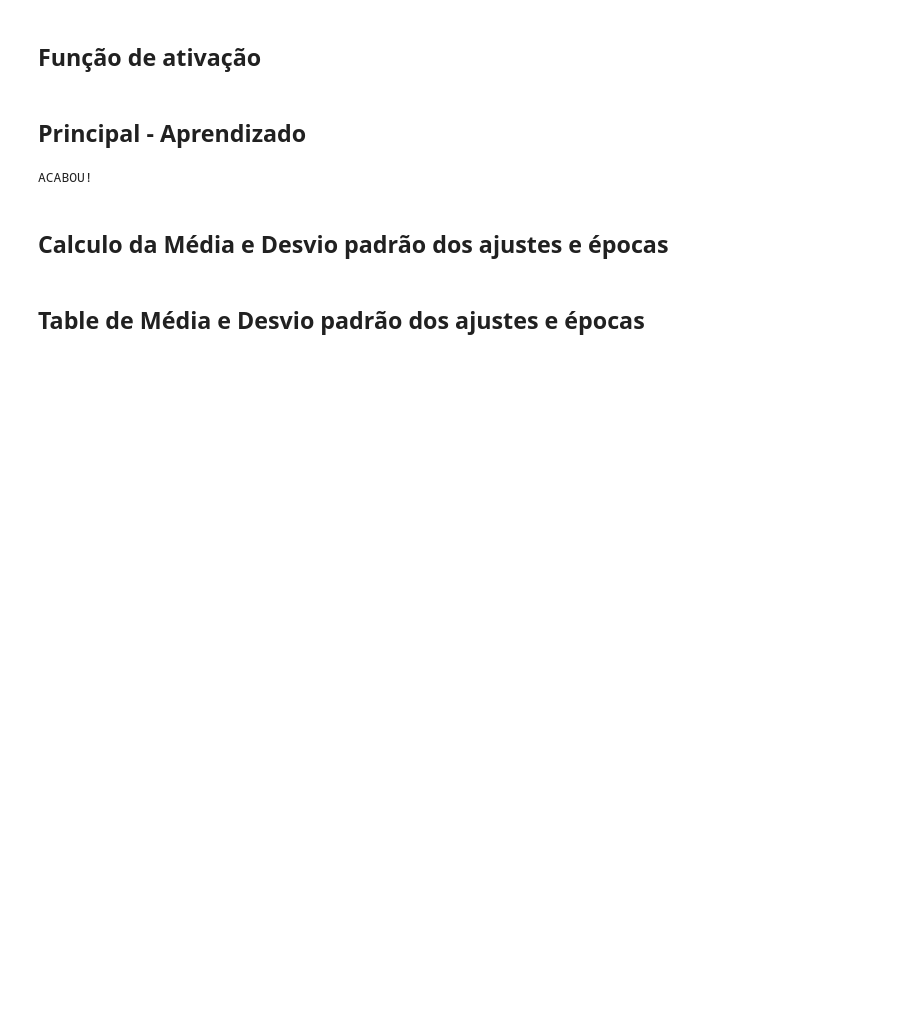
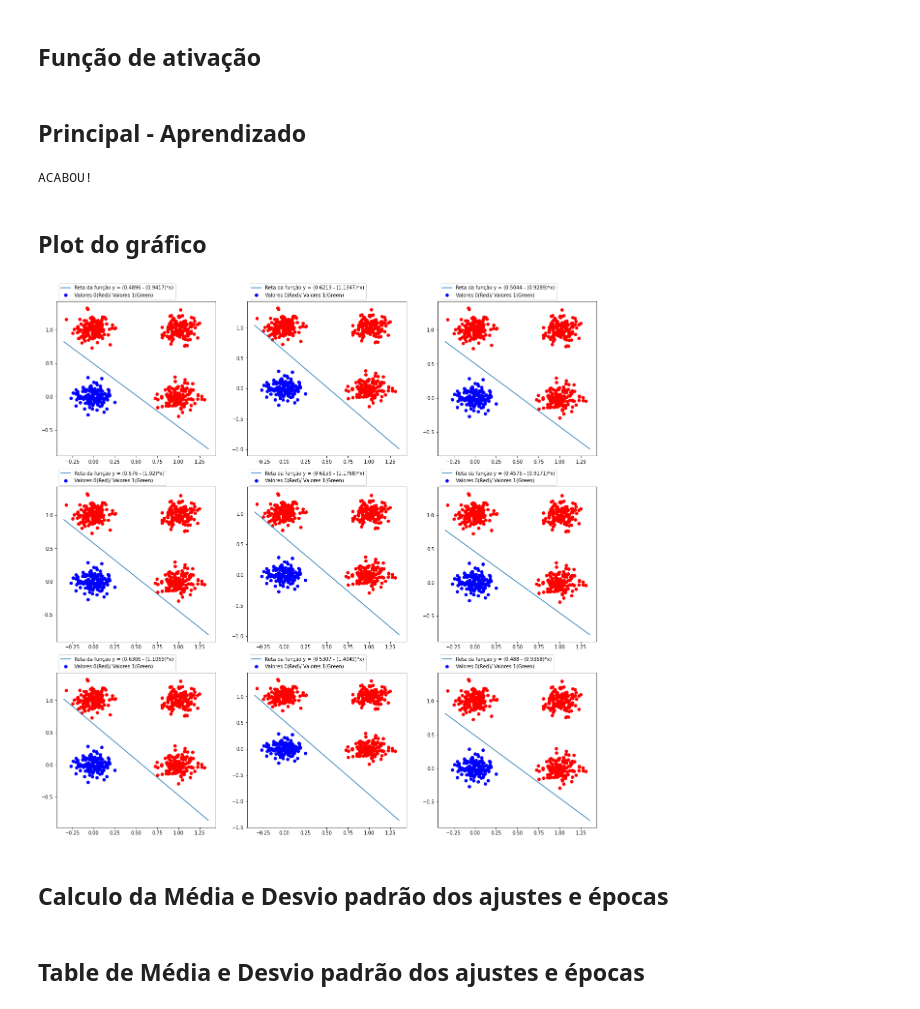
Before and after one commit to levidasilvalima/RNA-PP2, a Jupyter notebook: Parte2/PP2_parte2.ipynb, the cells around one changed output. Saved outputs shown, nothing was run; the diff lists cells and outputs as text; code cells hidden in the pictures; blank space fills up the shorter version.

```diff
--- a/Parte2/PP2_parte2.ipynb
+++ b/Parte2/PP2_parte2.ipynb
@@ -146,6 +146,25 @@ for possibilidades in range(len(configuracoes)):
 print("ACABOU!")
 # %% [output]
 ACABOU!
+# %% [markdown]
+## Plot do gráfico
+# %%
+cor = np.where(vetor_resposta == 0, "red", "blue")
+
+for i in range (9):
+  funcao_a = round(vetor_peso[i][0]/vetor_peso[i][2], 4)
+  funcao_b = round(vetor_peso[i][1]/vetor_peso[i][2], 4)
+
+  x = np.linspace(-0.35,1.35)
+  y = funcao_a - funcao_b * x
+
+  plt.subplot(3, 3, i+1)
+  plt.scatter(vetor1, vetor2, c=cor, label = "Valores 0(Red)/ Valores 1(Green)")
+  plt.plot(x, y, label = "Reta da função y = ({} - ({})*x)".format(funcao_a, funcao_b))
+  plt.rcParams["figure.figsize"] = (20, 20)
+  plt.legend(loc="upper left", bbox_to_anchor=(0, 1.13))
+# %% [output]
+[figure, added]
 # %% [markdown]
 ## Calculo da Média e Desvio padrão dos ajustes e épocas
 # %%
```
Also changed, not shown: parts of 1 cell of this notebook.
